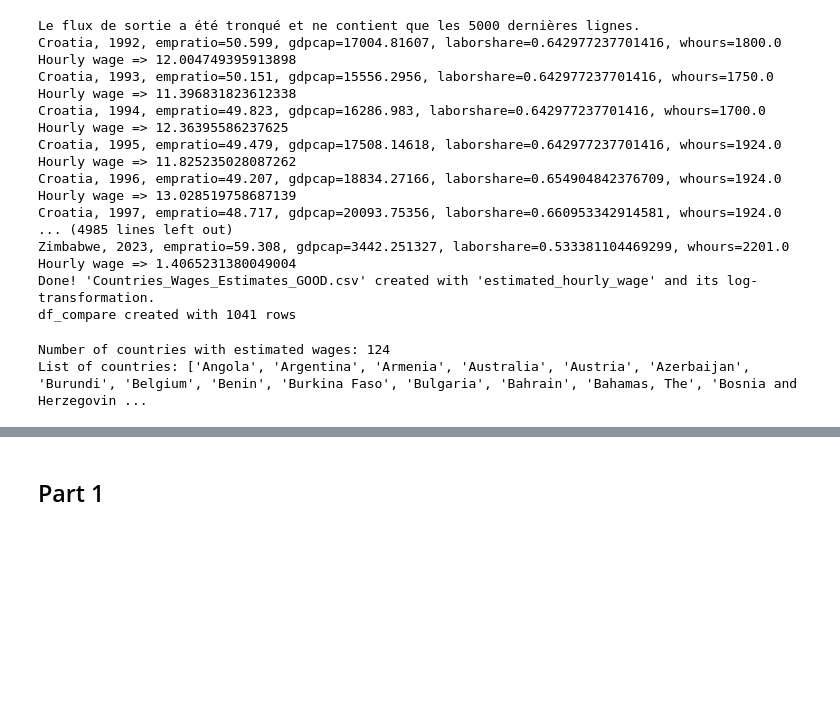
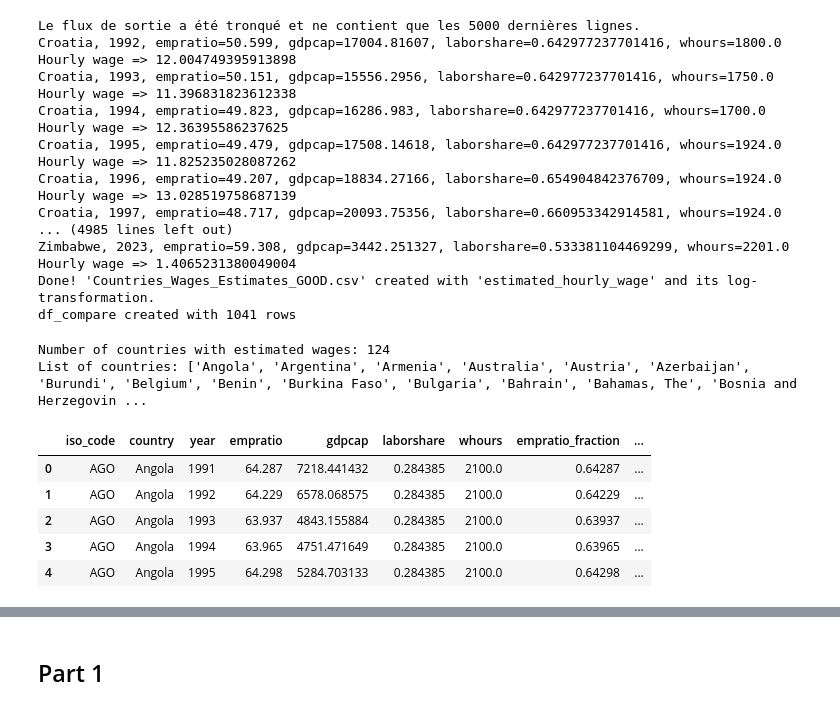
Before and after one commit to adbertin/salaryConvergence, a Jupyter notebook: Part1_V1.ipynb, the cells around one changed output, grey strips where cells are left out. Drawn from its saved outputs; the diff is of its cells as text; code cells hidden in the pictures; blank space fills up the shorter version.

```diff
--- a/Part1_V1.ipynb
+++ b/Part1_V1.ipynb
@@ -183,3 +192,12 @@ print("List of countries:", countries_list)
 # %% [output]
 Number of countries with estimated wages: 124
 List of countries: ['Angola', 'Argentina', 'Armenia', 'Australia', 'Austria', 'Azerbaijan', 'Burundi', 'Belgium', 'Benin', 'Burkina Faso', 'Bulgaria', 'Bahrain', 'Bahamas, The', 'Bosnia and Herzegovin ...
+# %%
+df_final.head()
+# %% [output]
+|  | iso_code | country | year | empratio | gdpcap | laborshare | whours | empratio_fraction | ... |
+| 0 | AGO | Angola | 1991 | 64.287 | 7218.441432 | 0.284385 | 2100.0 | 0.64287 | ... |
+| 1 | AGO | Angola | 1992 | 64.229 | 6578.068575 | 0.284385 | 2100.0 | 0.64229 | ... |
+| 2 | AGO | Angola | 1993 | 63.937 | 4843.155884 | 0.284385 | 2100.0 | 0.63937 | ... |
+| 3 | AGO | Angola | 1994 | 63.965 | 4751.471649 | 0.284385 | 2100.0 | 0.63965 | ... |
+| 4 | AGO | Angola | 1995 | 64.298 | 5284.703133 | 0.284385 | 2100.0 | 0.64298 | ... |
```
Also changed, not shown: parts of 12 cells of this notebook.
